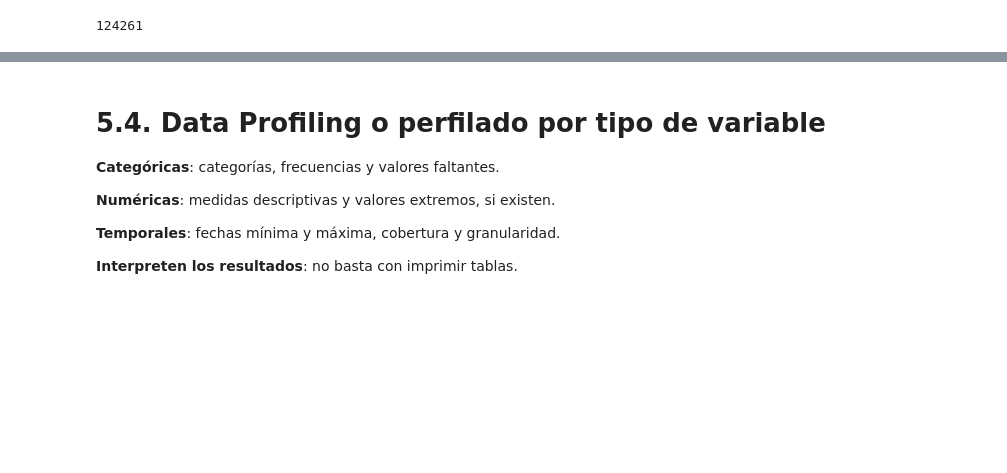
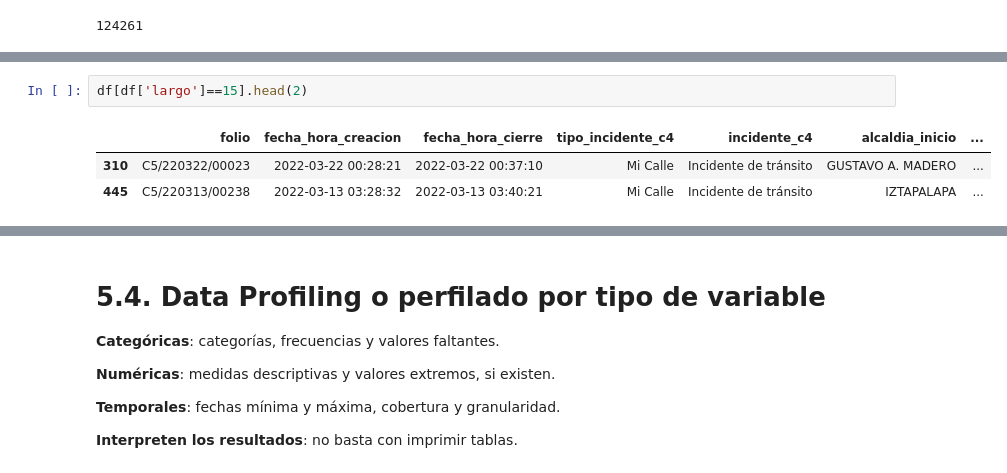
Before and after one commit to JafetR19/ds-project-team1-CGNR-JASR, a Jupyter notebook: notebooks/nb01_estructura_perfilado.ipynb, the cells around one changed output, grey strips where cells are left out. Cells and saved outputs as stored; diff of their text form; blank space fills up the shorter version.

```diff
--- a/notebooks/nb01_estructura_perfilado.ipynb
+++ b/notebooks/nb01_estructura_perfilado.ipynb
@@ -205,0 +277,6 @@ Asimismo, se detectaron 4 puntos fuera de la Ciudad de México.
+# %%
+df[df['largo']==15].head(2)
+# %% [output]
+|  | folio | fecha_hora_creacion | fecha_hora_cierre | tipo_incidente_c4 | incidente_c4 | alcaldia_inicio | ... |
+| 310 | C5/220322/00023 | 2022-03-22 00:28:21 | 2022-03-22 00:37:10 | Mi Calle | Incidente de tránsito | GUSTAVO A. MADERO | ... |
+| 445 | C5/220313/00238 | 2022-03-13 03:28:32 | 2022-03-13 03:40:21 | Mi Calle | Incidente de tránsito | IZTAPALAPA | ... |
```
Also changed, not shown: parts of 37 cells of this notebook.
